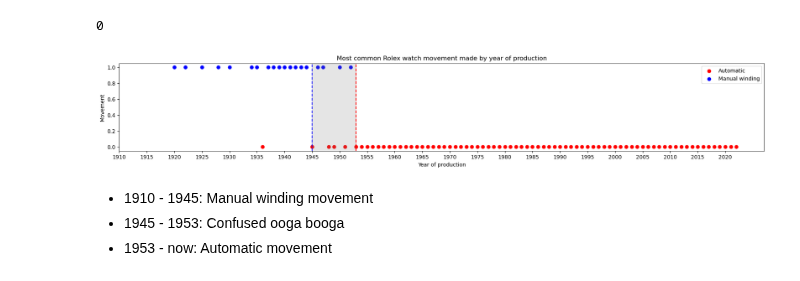
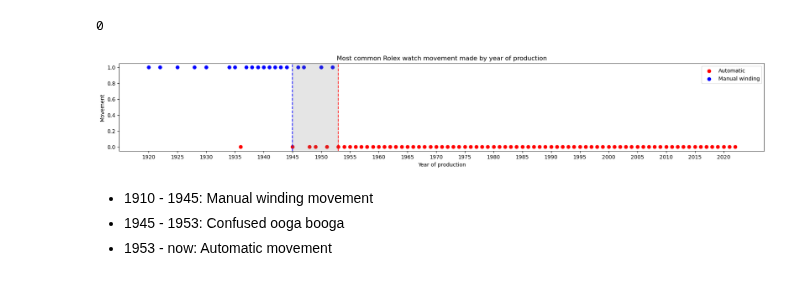
Before and after one commit to baonhat1802/Project-Programming-DS, a Jupyter notebook: Project/test.ipynb, the cells around one changed output. Cells and saved outputs as stored; diff of their text form; code cells hidden in the pictures.

```diff
--- a/Project/test.ipynb
+++ b/Project/test.ipynb
@@ -350,7 +366,7 @@ val_accs
 # %%
-t=rolex_df.copy()
+tt=rolex_df.copy()
 # %%
-tt=preprocess().transform(t)
+tt=preprocess().transform(tt)
 q2df=tt[['model', 'movement', 'case material', 'case diameter', 'year of production']]
 q2df.sort_values(by=['year of production'], ascending=False)
 # %% [output]
@@ -502,21 +518,21 @@ res_mmdf_plot2 = res_mmdf_plot[res_mmdf_plot['movement'] == 1]
 # %%
 ax = plt.subplots(figsize=(22, 3))
 scp1 = plt.scatter(res_mmdf_plot1['year of production'], res_mmdf_plot1['movement'], s=40, c='red', label='Automatic')
 scp2 = plt.scatter(res_mmdf_plot2['year of production'], res_mmdf_plot2['movement'], s=40, c='blue', label='Manual winding')
 plt.legend(handles=[scp1, scp2])
 plt.title('Most common Rolex watch movement made by year of production')
 plt.xlabel('Year of production')
 plt.ylabel('Movement')
 
 plt.axvline(x=1945, color='b', linestyle='--')
 plt.axvline(x=1953, color='r', linestyle='--')
 plt.axvspan(1945, 1953, alpha=0.2, color='grey')
 
-plt.xticks(np.arange(1910, 2022, 5))
+plt.xticks(np.arange(1920, 2022, 5))
 
 plt.show()
 # %% [output]
-[figure, old version]
+[figure, new version]
 # %% [markdown]
 - 1910 - 1945: Manual winding movement
 - 1945 - 1953:  Confused ooga booga
```
Also changed, not shown: parts of 15 cells of this notebook.
